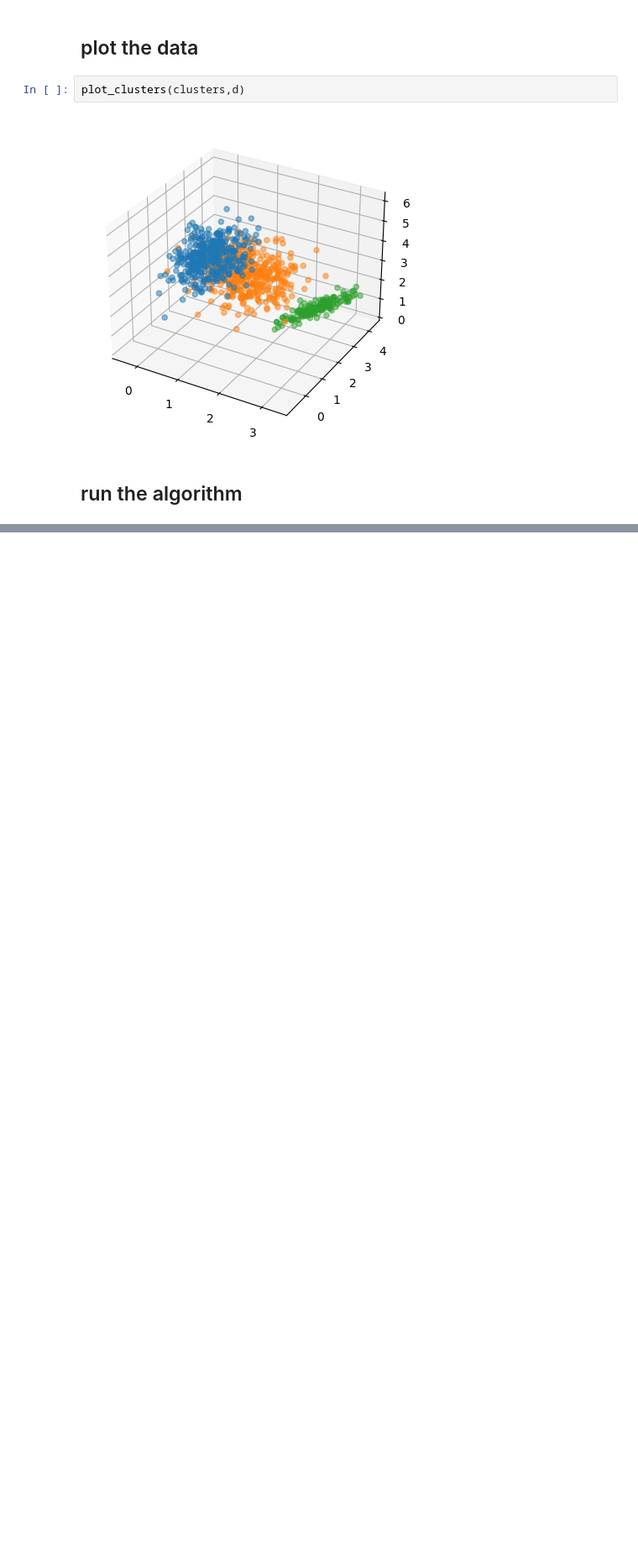
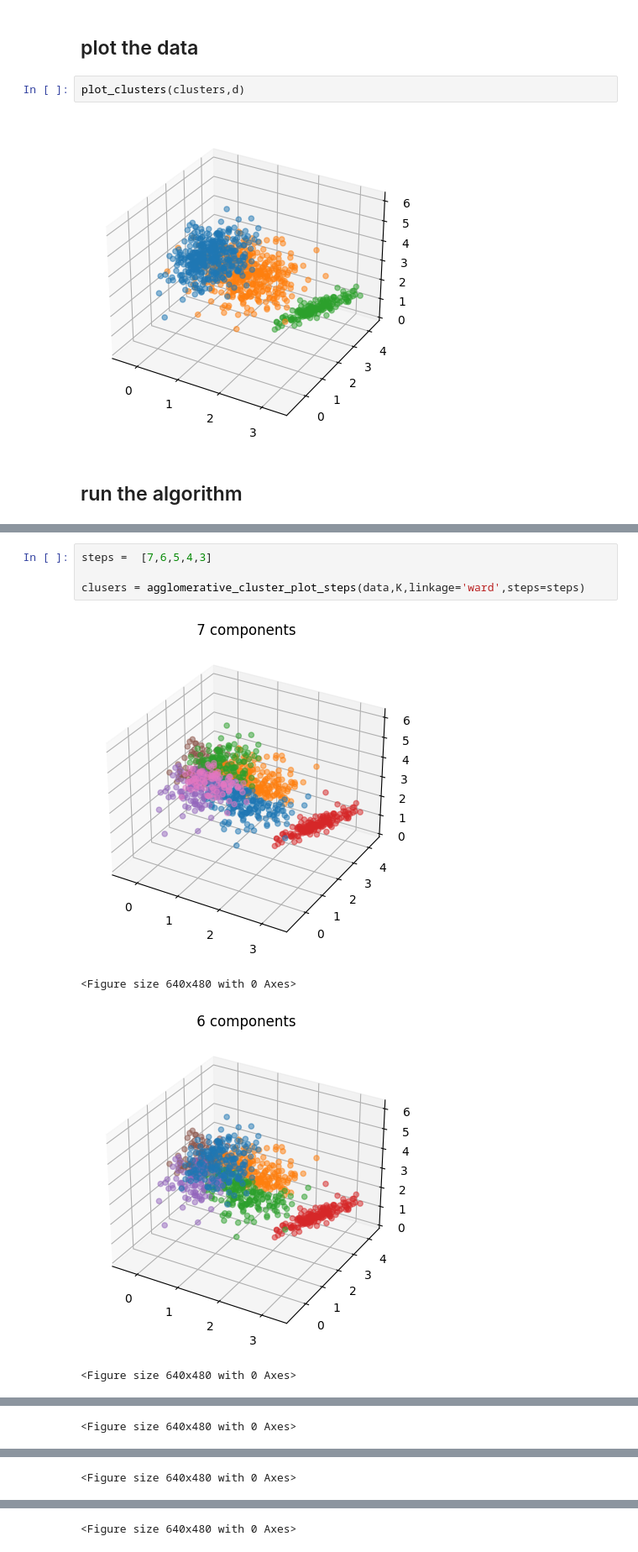
Before and after one commit to nadavo11/agglomerative_clustering, a Jupyter notebook: AgglomerativeClustering.ipynb, the cells around one changed output, grey strips where cells are left out. Shown at 84% size. Cells and saved outputs as stored; diff of their text form; blank space fills up the shorter version.

```diff
--- a/AgglomerativeClustering.ipynb
+++ b/AgglomerativeClustering.ipynb
@@ -458,0 +453,9 @@ for i in range(4):
+# %%
+steps =  [7,6,5,4,3]
+
+clusers = agglomerative_cluster_plot_steps(data,K,linkage='ward',steps=steps)
+# %% [output]
+[figure, added]
+<Figure size 640x480 with 0 Axes>
+[figure, added]
+<Figure size 640x480 with 0 Axes>
@@ -458,0 +463 @@ for i in range(4):
+<Figure size 640x480 with 0 Axes>
@@ -458,0 +465 @@ for i in range(4):
+<Figure size 640x480 with 0 Axes>
@@ -458,0 +467 @@ for i in range(4):
+<Figure size 640x480 with 0 Axes>
```
Also changed, not shown: parts of 9 cells of this notebook.
